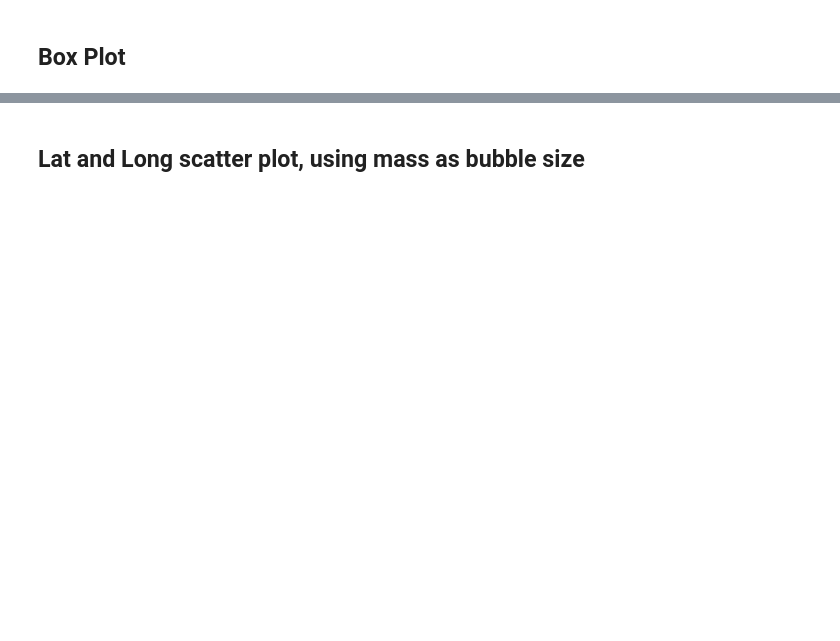
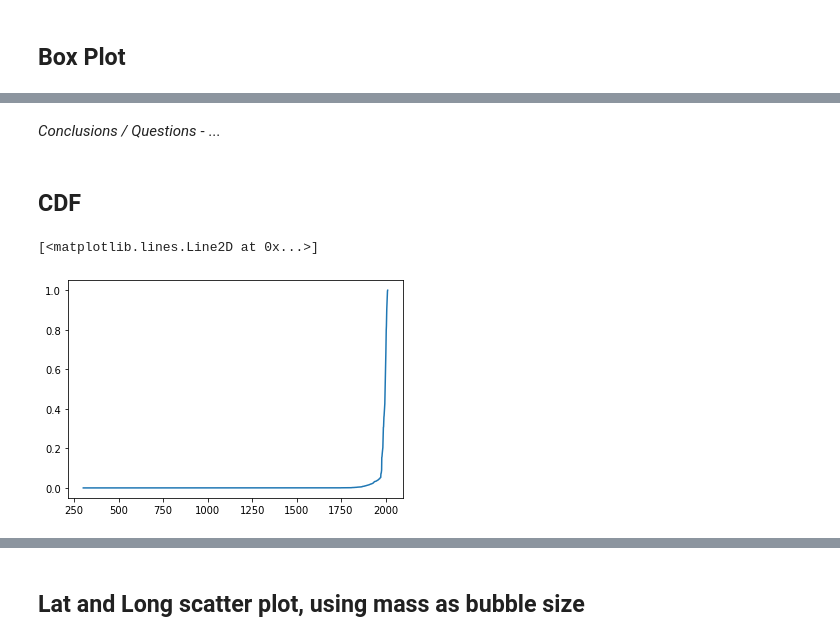
Before and after one commit to RobotGyal/Project-Impact-v1, a Jupyter notebook: analysis/analysis.ipynb, the cells around one changed output, grey strips where cells are left out. Saved outputs shown, nothing was run; the diff lists cells and outputs as text; code cells hidden in the pictures; blank space fills up the shorter version.

```diff
--- a/analysis/analysis.ipynb
+++ b/analysis/analysis.ipynb
@@ -161,0 +203,18 @@ data['year'].plot.box()
+# %% [markdown]
+*Conclusions / Questions*
+    - ...
+# %% [markdown]
+## CDF
+# %%
+ls_year = data['year'].dropna().values
+
+def calculate_cdf(x, threshold):
+    return np.sum(x <= threshold)
+
+# Create an array cdf_age where each value is the cdf of the age for each threshold
+cdf_year = [calculate_cdf(ls_year, r)/len(ls_year) for r in range(int(np.min(ls_year)), int(np.max(ls_year)))]
+
+plt.plot(range(int(np.min(ls_year)), int(np.max(ls_year))), cdf_year)
+# %% [output]
+[<matplotlib.lines.Line2D at 0x...>]
+[figure, added]
```
Also changed, not shown: parts of 31 cells of this notebook, 1 other file.
